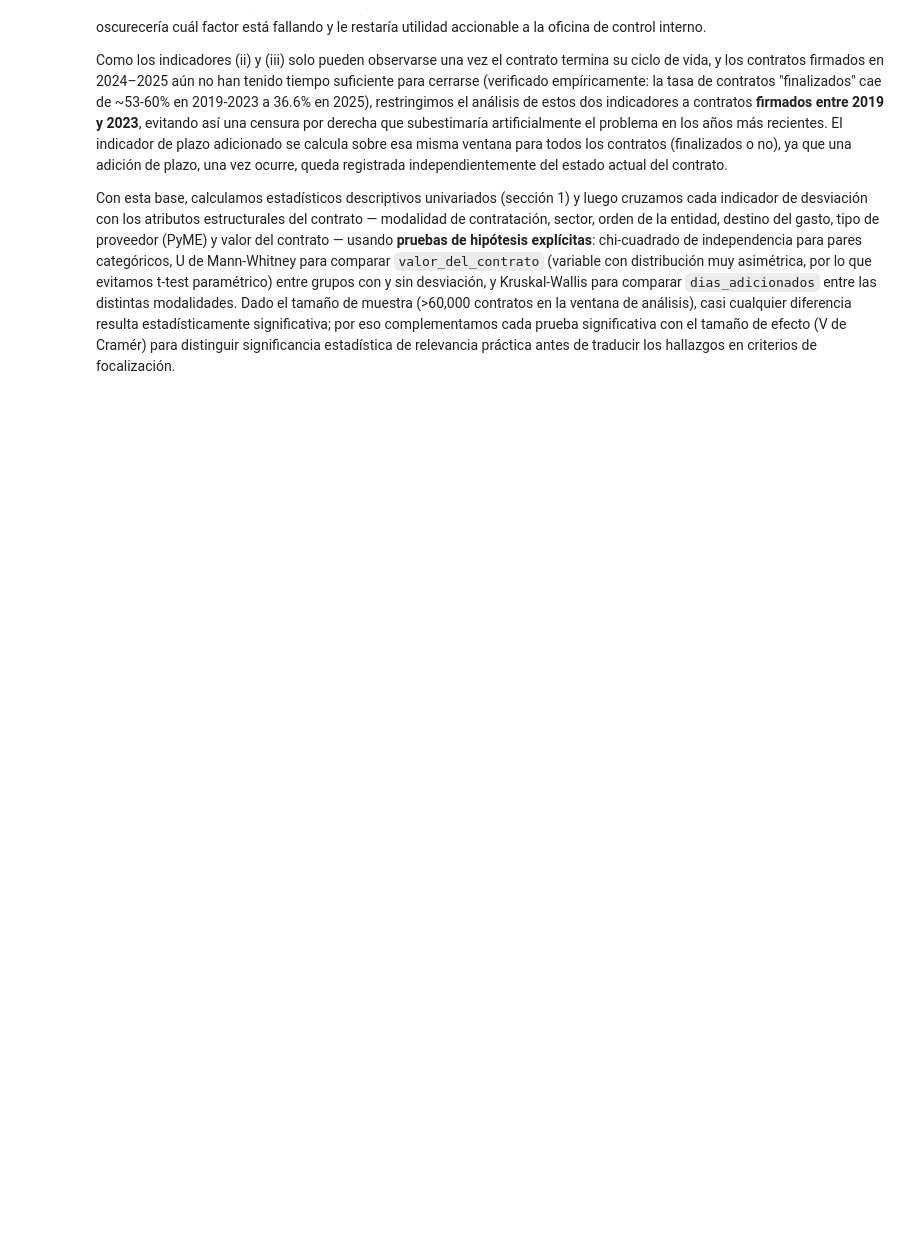
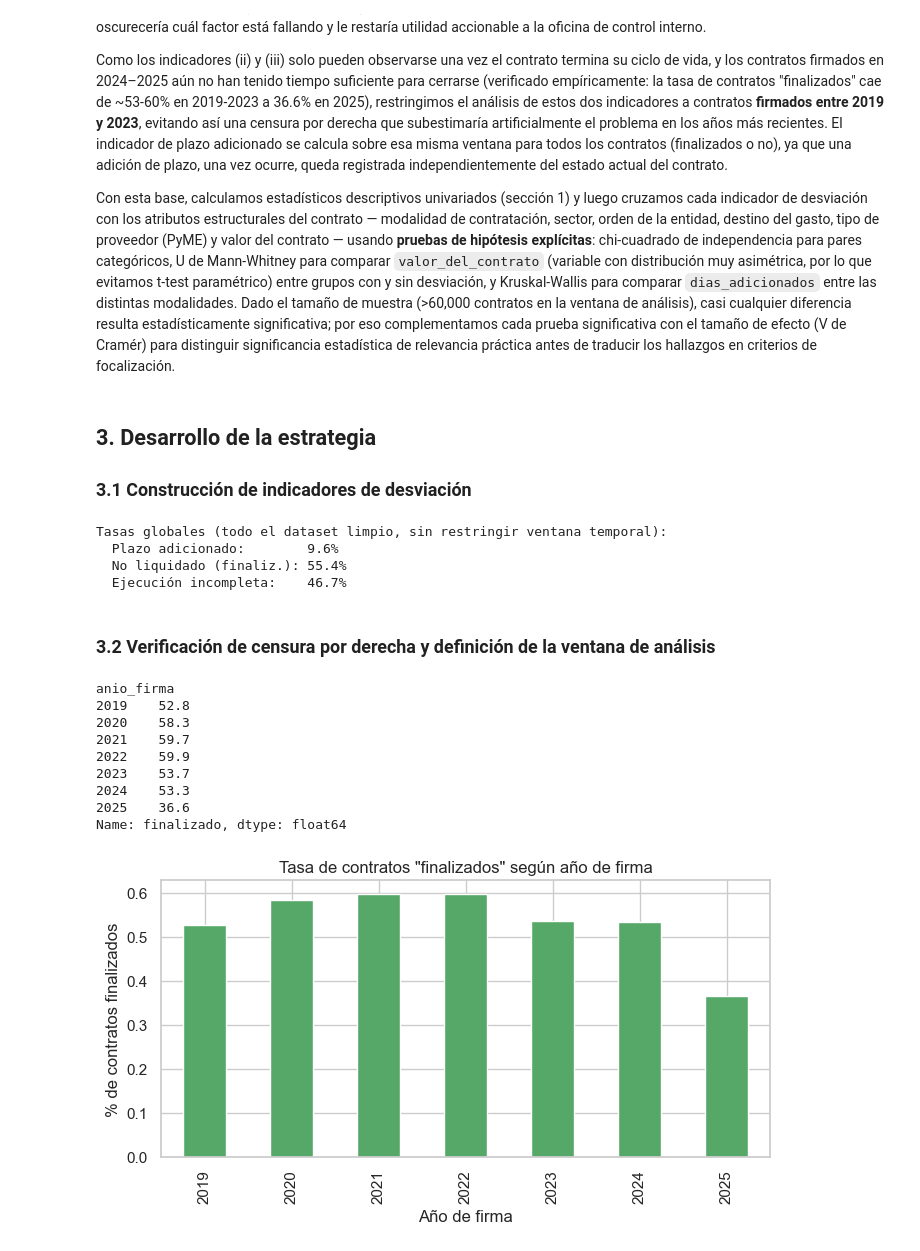
Before and after one commit to brehynnermraz/taller_1_ciencia_de_datos, a Jupyter notebook: notebooks/taller1_secop_bienes.ipynb, the cells around one changed output. Cells and saved outputs as stored; diff of their text form; code cells hidden in the pictures; blank space fills up the shorter version.

```diff
--- a/notebooks/taller1_secop_bienes.ipynb
+++ b/notebooks/taller1_secop_bienes.ipynb
@@ -238,3 +238,46 @@ Definimos la **desviación de un contrato** operacionalmente a partir de tres in
 Como los indicadores (ii) y (iii) solo pueden observarse una vez el contrato termina su ciclo de vida, y los contratos firmados en 2024–2025 aún no han tenido tiempo suficiente para cerrarse (verificado empíricamente: la tasa de contratos "finalizados" cae de ~53-60% en 2019-2023 a 36.6% en 2025), restringimos el análisis de estos dos indicadores a contratos **firmados entre 2019 y 2023**, evitando así una censura por derecha que subestimaría artificialmente el problema en los años más recientes. El indicador de plazo adicionado se calcula sobre esa misma ventana para todos los contratos (finalizados o no), ya que una adición de plazo, una vez ocurre, queda registrada independientemente del estado actual del contrato.
 
 Con esta base, calculamos estadísticos descriptivos univariados (sección 1) y luego cruzamos cada indicador de desviación con los atributos estructurales del contrato — modalidad de contratación, sector, orden de la entidad, destino del gasto, tipo de proveedor (PyME) y valor del contrato — usando **pruebas de hipótesis explícitas**: chi-cuadrado de independencia para pares categóricos, U de Mann-Whitney para comparar `valor_del_contrato` (variable con distribución muy asimétrica, por lo que evitamos t-test paramétrico) entre grupos con y sin desviación, y Kruskal-Wallis para comparar `dias_adicionados` entre las distintas modalidades. Dado el tamaño de muestra (>60,000 contratos en la ventana de análisis), casi cualquier diferencia resulta estadísticamente significativa; por eso complementamos cada prueba significativa con el tamaño de efecto (V de Cramér) para distinguir significancia estadística de relevancia práctica antes de traducir los hallazgos en criterios de focalización.
+# %% [markdown]
+## 3. Desarrollo de la estrategia
+
+### 3.1 Construcción de indicadores de desviación
+# %%
+dfc['exec_ratio'] = dfc['valor_pagado'] / dfc['valor_del_contrato']
+dfc['plazo_adicionado'] = dfc['dias_adicionados'] > 0
+dfc['finalizado'] = dfc['estado_contrato'].isin(['terminado', 'Cerrado'])
+dfc['no_liquidado_tras_fin'] = dfc['finalizado'] & (dfc['liquidaci_n'] == 'No')
+dfc['ejecucion_incompleta'] = dfc['finalizado'] & (dfc['exec_ratio'] < 0.9)
+
+print("Tasas globales (todo el dataset limpio, sin restringir ventana temporal):")
+print(f"  Plazo adicionado:        {dfc['plazo_adicionado'].mean()*100:.1f}%")
+fin_all = dfc[dfc['finalizado']]
+print(f"  No liquidado (finaliz.): {fin_all['no_liquidado_tras_fin'].mean()*100:.1f}%")
+print(f"  Ejecución incompleta:    {fin_all['ejecucion_incompleta'].mean()*100:.1f}%")
+# %% [output]
+Tasas globales (todo el dataset limpio, sin restringir ventana temporal):
+  Plazo adicionado:        9.6%
+  No liquidado (finaliz.): 55.4%
+  Ejecución incompleta:    46.7%
+# %% [markdown]
+### 3.2 Verificación de censura por derecha y definición de la ventana de análisis
+# %%
+tasa_finalizado_por_anio = dfc.groupby('anio_firma')['finalizado'].mean()
+print((tasa_finalizado_por_anio*100).round(1))
+
+fig, ax = plt.subplots(figsize=(7,4))
+tasa_finalizado_por_anio.plot(kind='bar', ax=ax, color='#55A868')
+ax.set_ylabel('% de contratos finalizados'); ax.set_xlabel('Año de firma')
+ax.set_title('Tasa de contratos "finalizados" según año de firma')
+plt.tight_layout(); plt.show()
+# %% [output]
+anio_firma
+2019    52.8
+2020    58.3
+2021    59.7
+2022    59.9
+2023    53.7
+2024    53.3
+2025    36.6
+Name: finalizado, dtype: float64
+[figure, added]
```
Also changed, not shown: parts of 37 cells of this notebook.
